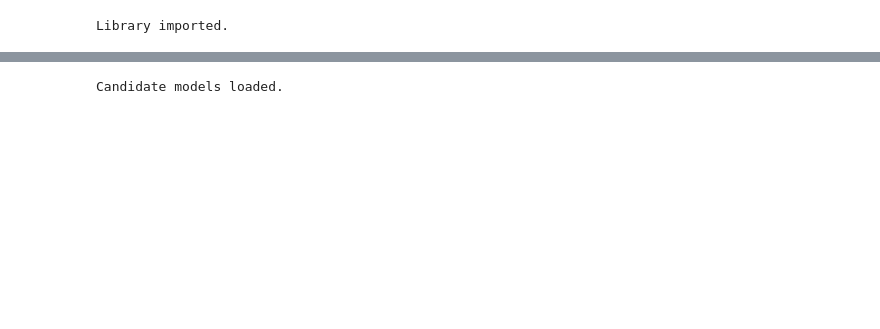
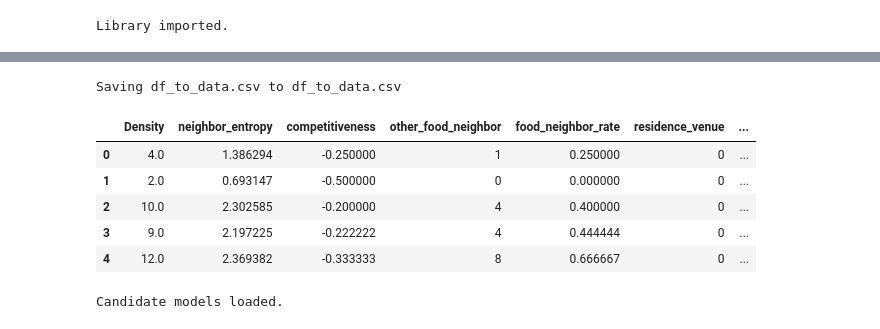
Before and after one commit to laurence-lin/Coursera_Capstone, a Jupyter notebook: Final_Project_Train.ipynb, the cells around one changed output, grey strips where cells are left out. Saved outputs shown, nothing was run; the diff lists cells and outputs as text; code cells hidden in the pictures; blank space fills up the shorter version.

```diff
--- a/Final_Project_Train.ipynb
+++ b/Final_Project_Train.ipynb
@@ -38,3 +36,8 @@ Saving df_ny_data.csv to df_ny_data.csv
 | 2 | 26.0 | 2.971377 | -0.230769 | 20 | 0.769231 | 5 | ... |
 | 3 | 26.0 | 2.971377 | -0.230769 | 20 | 0.769231 | 5 | ... |
 | 4 | 15.0 | 2.488328 | -0.200000 | 8 | 0.533333 | 5 | ... |
+# %%
+files.upload()
+df_to_data = pd.read_csv('df_to_data.csv', index_col = False)
+df_to_data.head()
+# %% [output]
@@ -41,3 +45,10 @@ Saving df_ny_data.csv to df_ny_data.csv
+Saving df_to_data.csv to df_to_data.csv
+|  | Density | neighbor_entropy | competitiveness | other_food_neighbor | food_neighbor_rate | residence_venue | ... |
+| 0 | 4.0 | 1.386294 | -0.250000 | 1 | 0.250000 | 0 | ... |
+| 1 | 2.0 | 0.693147 | -0.500000 | 0 | 0.000000 | 0 | ... |
+| 2 | 10.0 | 2.302585 | -0.200000 | 4 | 0.400000 | 0 | ... |
+| 3 | 9.0 | 2.197225 | -0.222222 | 4 | 0.444444 | 0 | ... |
+| 4 | 12.0 | 2.369382 | -0.333333 | 8 | 0.666667 | 0 | ... |
 # %%
 # In this cell, define the models and preprocessing function
 from sklearn.linear_model import LinearRegression, Lasso, Ridge
```
Also changed, not shown: parts of 25 cells of this notebook.
